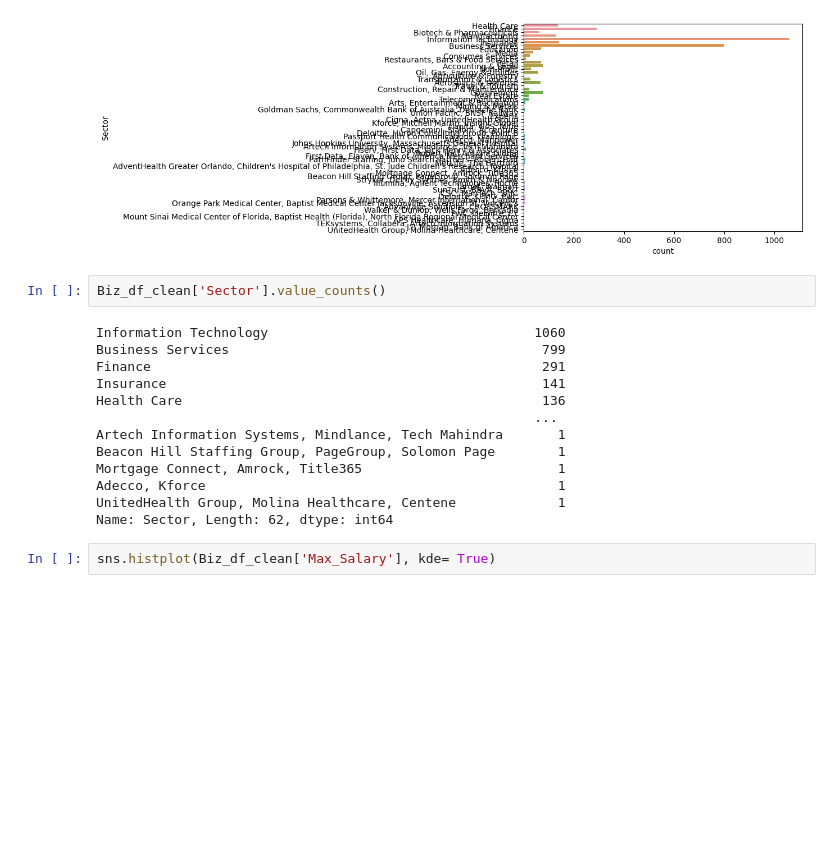
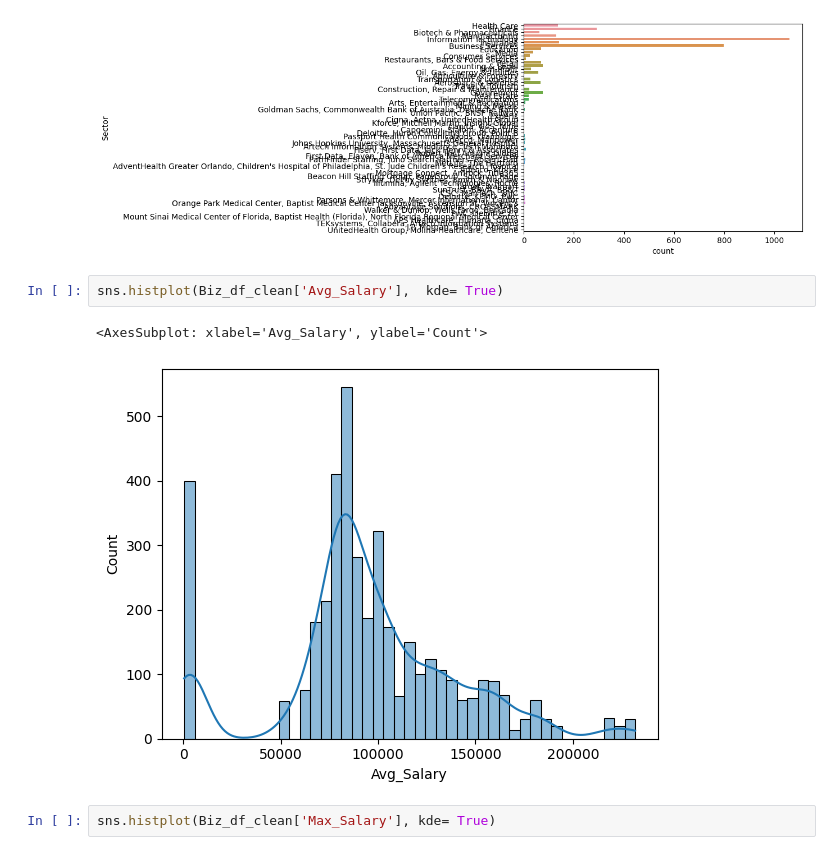
Before and after one commit to tsbarry/The_Job_Market, a Jupyter notebook: transform_data.ipynb, the cells around one changed output. Drawn from its saved outputs; the diff is of its cells as text; blank space fills up the shorter version.

```diff
--- a/transform_data.ipynb
+++ b/transform_data.ipynb
@@ -248,21 +293,11 @@ sns.countplot(y='Sector', data= Biz_df_clean)
 # %% [output]
 <AxesSubplot: xlabel='count', ylabel='Sector'>
 [figure]
-# %%
-Biz_df_clean['Sector'].value_counts()
-# %% [output]
-Information Technology                                  1060
-Business Services                                        799
-Finance                                                  291
-Insurance                                                141
-Health Care                                              136
-                                                        ...
-Artech Information Systems, Mindlance, Tech Mahindra       1
-Beacon Hill Staffing Group, PageGroup, Solomon Page        1
-Mortgage Connect, Amrock, Title365                         1
-Adecco, Kforce                                             1
-UnitedHealth Group, Molina Healthcare, Centene             1
-Name: Sector, Length: 62, dtype: int64
+# %%
+sns.histplot(Biz_df_clean['Avg_Salary'],  kde= True)
+# %% [output]
+<AxesSubplot: xlabel='Avg_Salary', ylabel='Count'>
+[figure, added]
 # %%
 sns.histplot(Biz_df_clean['Max_Salary'], kde= True)
 # %% [output]
```
Also changed, not shown: parts of 8 cells of this notebook, 5 other files.
